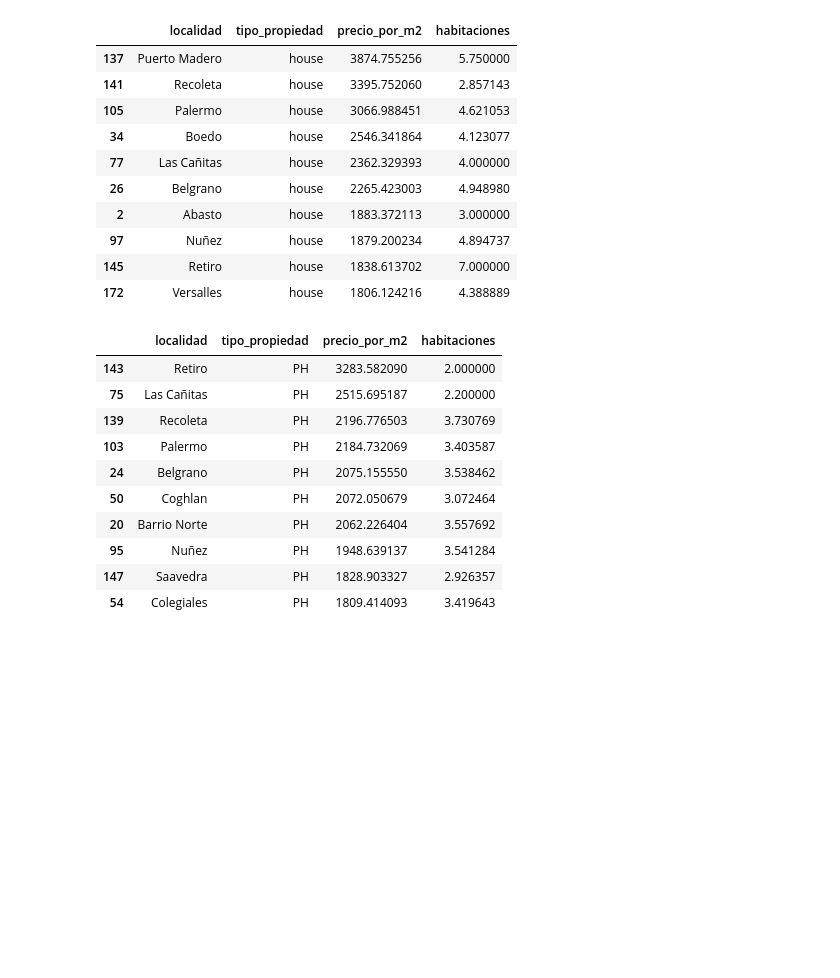
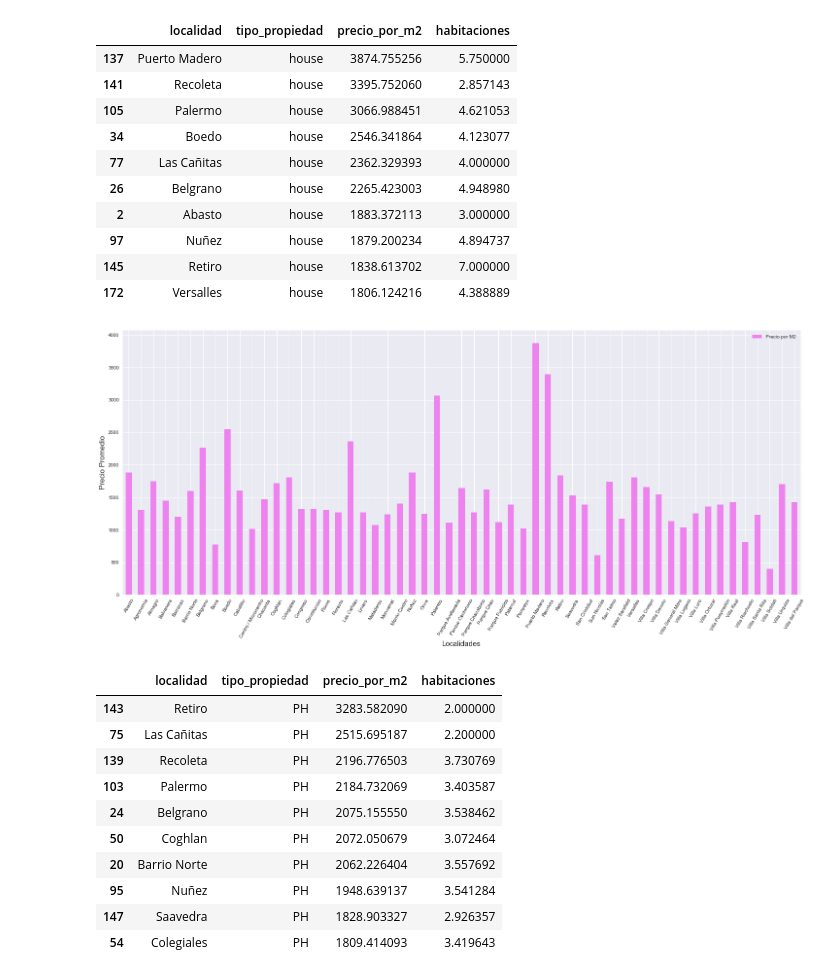
Before and after one commit to NicoGallegos/tpdatos, a Jupyter notebook: TP 1 - Definitiva.ipynb, the cells around one changed output. Drawn from its saved outputs; the diff is of its cells as text; code cells hidden in the pictures; blank space fills up the shorter version.

```diff
--- a/TP 1 - Definitiva.ipynb
+++ b/TP 1 - Definitiva.ipynb
@@ -448,6 +457,15 @@ promedioM2House.sort_values('precio_por_m2', ascending=False).head(10)
 | 97 | Nuñez | house | 1879.200234 | 4.894737 |
 | 145 | Retiro | house | 1838.613702 | 7.000000 |
 | 172 | Versalles | house | 1806.124216 | 4.388889 |
+# %%
+graficoHouse= promedioM2House[['localidad','precio_por_m2']].set_index('localidad')
+graficoHouse.rename(columns={'precio_por_m2':'Precio por M2'},inplace=True)
+graficoHouse.plot(kind="bar", stacked=True , rot=60, figsize=(25,10), color='violet')
+
+plt.xlabel('Localidades', fontsize=15);
+plt.ylabel('Precio Promedio', fontsize=15);
+# %% [output]
+[figure, added]
 # %%
 promedioM2PH = datosCapitalByM2[datosCapitalByM2['tipo_propiedad'] == 'PH']
 promedioM2PH.sort_values('precio_por_m2', ascending=False).head(10)
```
Also changed, not shown: parts of 16 cells of this notebook.
